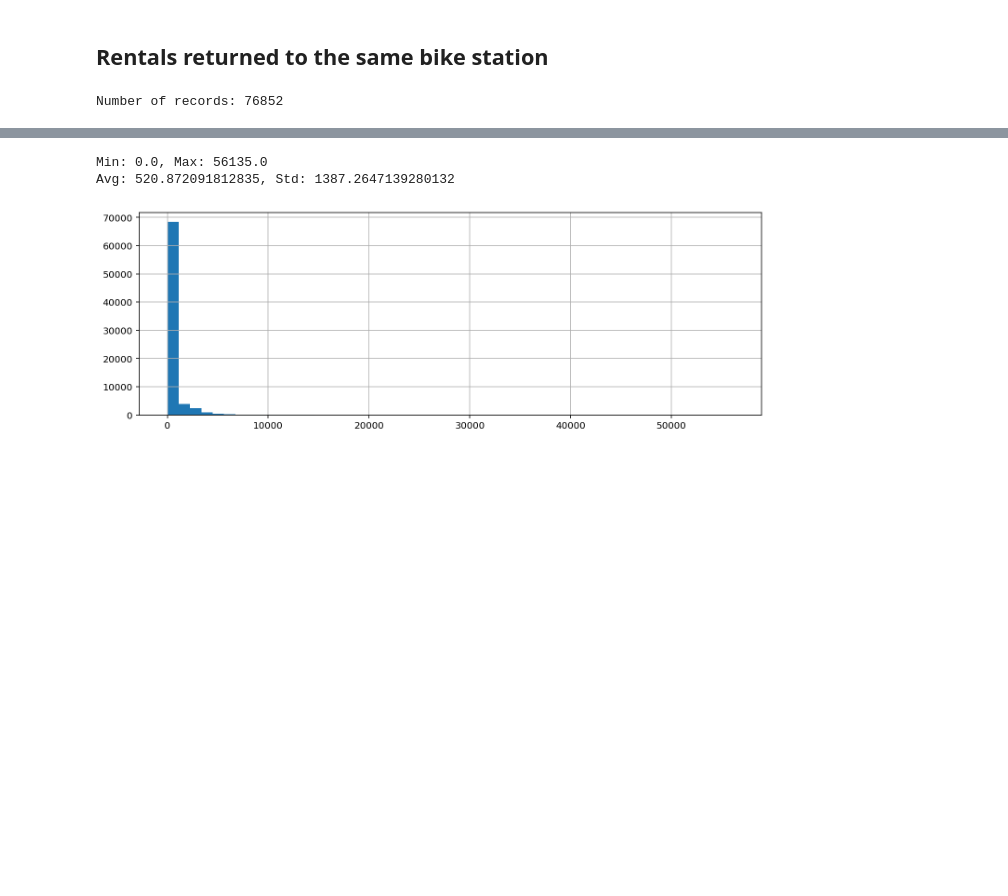
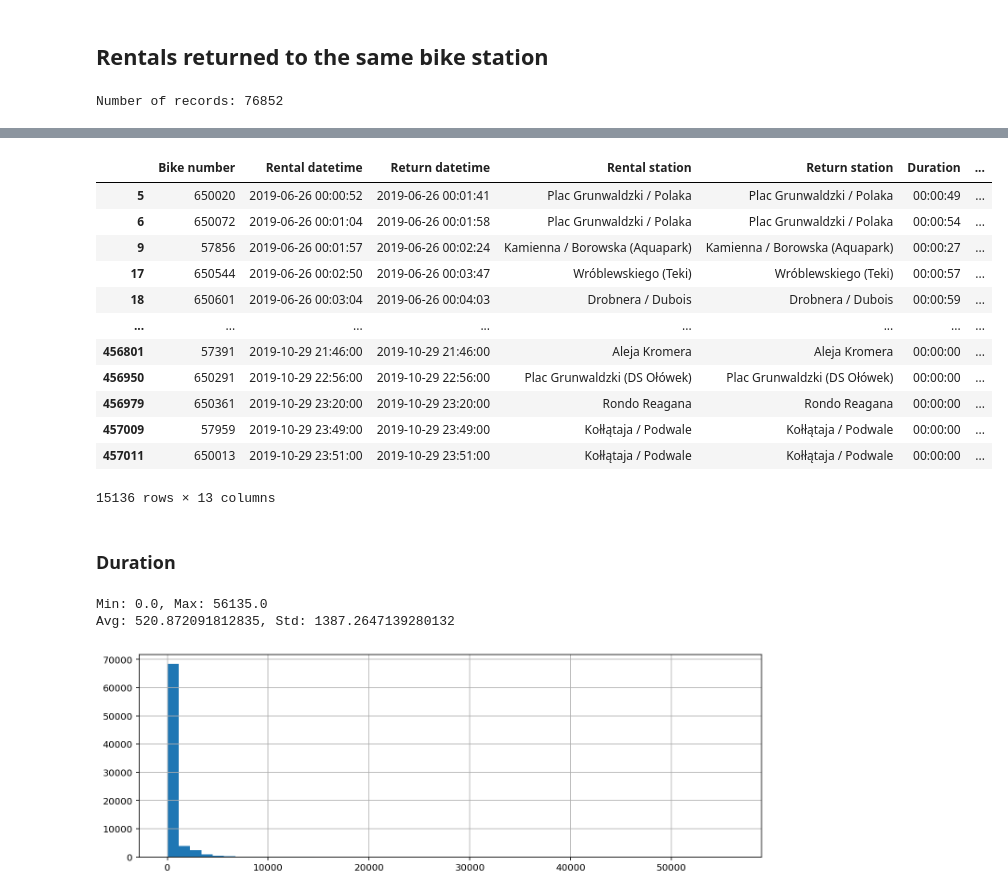
Before and after one commit to mariuszrokita/wroclawski-rower-miejski, a Jupyter notebook: bikerentals/notebooks/01-data-processing.ipynb, the cells around one changed output, grey strips where cells are left out. Saved outputs shown, nothing was run; the diff lists cells and outputs as text; code cells hidden in the pictures; blank space fills up the shorter version.

```diff
--- a/bikerentals/notebooks/01-data-processing.ipynb
+++ b/bikerentals/notebooks/01-data-processing.ipynb
@@ -152,3 +196,22 @@ Number of records: 76852
+# %%
+bike_rentals_df.loc[ (bike_rentals_df['Rental station'] == bike_rentals_df['Return station'])
+                    & (bike_rentals_df['Duration'] < '00:01:00')]
+# %% [output]
+|  | Bike number | Rental datetime | Return datetime | Rental station | Return station | Duration | ... |
+| 5 | 650020 | 2019-06-26 00:00:52 | 2019-06-26 00:01:41 | Plac Grunwaldzki / Polaka | Plac Grunwaldzki / Polaka | 00:00:49 | ... |
+| 6 | 650072 | 2019-06-26 00:01:04 | 2019-06-26 00:01:58 | Plac Grunwaldzki / Polaka | Plac Grunwaldzki / Polaka | 00:00:54 | ... |
+| 9 | 57856 | 2019-06-26 00:01:57 | 2019-06-26 00:02:24 | Kamienna / Borowska (Aquapark) | Kamienna / Borowska (Aquapark) | 00:00:27 | ... |
+| 17 | 650544 | 2019-06-26 00:02:50 | 2019-06-26 00:03:47 | Wróblewskiego (Teki) | Wróblewskiego (Teki) | 00:00:57 | ... |
+| 18 | 650601 | 2019-06-26 00:03:04 | 2019-06-26 00:04:03 | Drobnera / Dubois | Drobnera / Dubois | 00:00:59 | ... |
+| ... | ... | ... | ... | ... | ... | ... | ... |
+| 456801 | 57391 | 2019-10-29 21:46:00 | 2019-10-29 21:46:00 | Aleja Kromera | Aleja Kromera | 00:00:00 | ... |
+| 456950 | 650291 | 2019-10-29 22:56:00 | 2019-10-29 22:56:00 | Plac Grunwaldzki (DS Ołówek) | Plac Grunwaldzki (DS Ołówek) | 00:00:00 | ... |
+| 456979 | 650361 | 2019-10-29 23:20:00 | 2019-10-29 23:20:00 | Rondo Reagana | Rondo Reagana | 00:00:00 | ... |
+| 457009 | 57959 | 2019-10-29 23:49:00 | 2019-10-29 23:49:00 | Kołłątaja / Podwale | Kołłątaja / Podwale | 00:00:00 | ... |
+| 457011 | 650013 | 2019-10-29 23:51:00 | 2019-10-29 23:51:00 | Kołłątaja / Podwale | Kołłątaja / Podwale | 00:00:00 | ... |
+15136 rows × 13 columns
+# %% [markdown]
+### Duration
 # %%
 total_seconds = bike_rentals_df.loc[idx, 'Duration'].dt.total_seconds();
 
```
Also changed, not shown: parts of 14 cells of this notebook, 2 other files.
